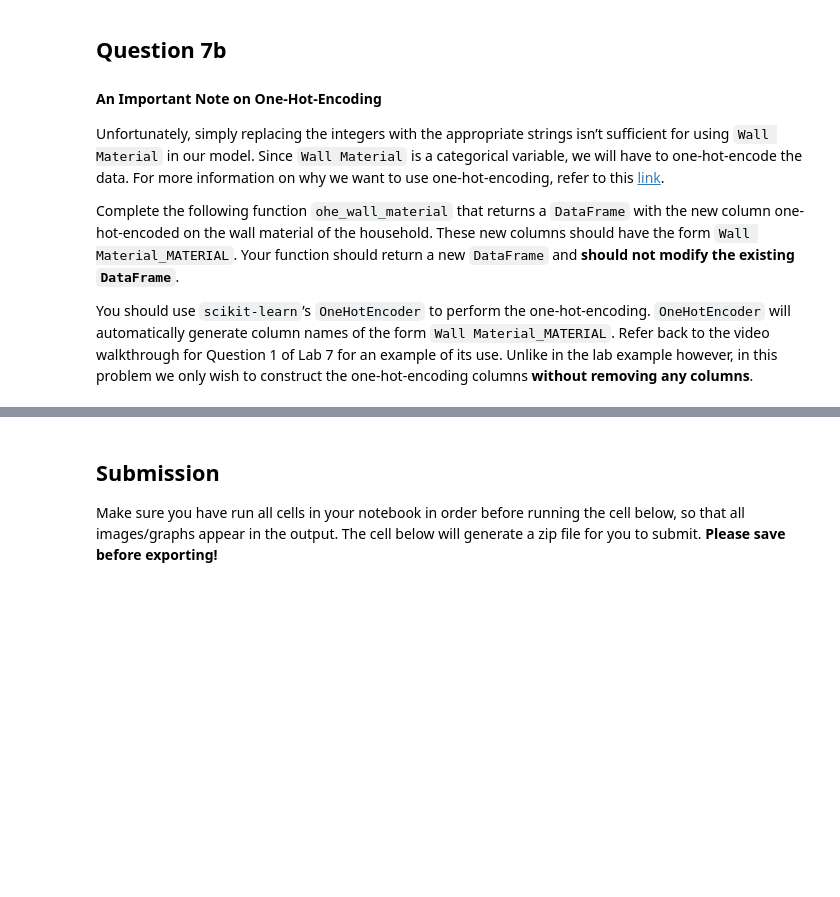
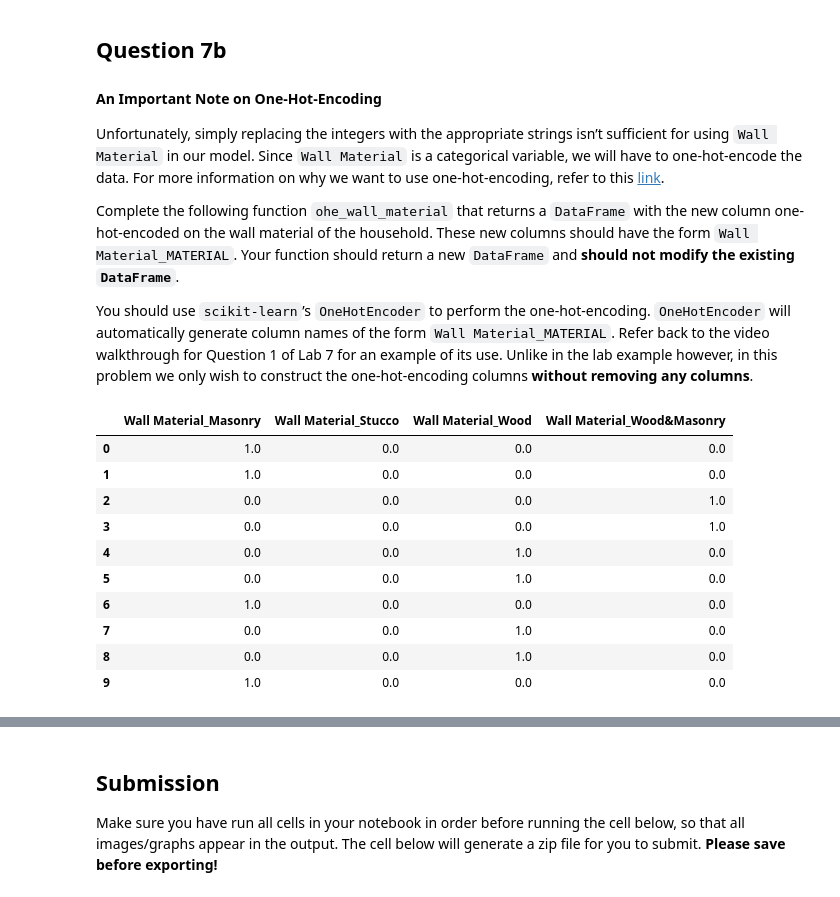
Before and after one commit to ZnnnnnH2/DS-100-sp25, a Jupyter notebook: proj/projA1/projA1.ipynb, the cells around one changed output, grey strips where cells are left out. Saved outputs shown, nothing was run; the diff lists cells and outputs as text; code cells hidden in the pictures; blank space fills up the shorter version.

```diff
--- a/proj/projA1/projA1.ipynb
+++ b/proj/projA1/projA1.ipynb
@@ -595,7 +713,7 @@ def find_expensive_neighborhoods(data, n=3, metric=np.median):
       a list of the the neighborhood codes of the top n highest-priced neighborhoods
       as measured by the metric function
     """
-    neighborhoods = ...
+    neighborhoods = data.groupby('Neighborhood Code')['Log Sale Price'].agg(metric).nlargest(n).index.tolist()
 
     # This makes sure the final list contains the generic int type used in Python3, not specific ones used in NumPy.
     return [int(code) for code in neighborhoods]
@@ -627,7 +749,9 @@ def add_in_expensive_neighborhood(data, expensive_neighborhoods):
       DataFrame identical to the input with the addition of a binary
       in_expensive_neighborhood column
     """
-    data['in_expensive_neighborhood'] = ...
+    data['in_expensive_neighborhood'] = data['Neighborhood Code'].apply(
+        lambda code: 1 if code in expensive_neighborhoods else 0
+    )
     return data
 
 expensive_neighborhoods = find_expensive_neighborhoods(training_data, 3, np.median)
@@ -665,7 +791,14 @@ def substitute_wall_material(data):
     Output:
       new DataFrame identical to the input except with a refactored 'Wall Material' column
     """
-    ...
+    new_data = data.copy()
+    mapping = {
+        1: 'Wood',
+        2: 'Masonry',
+        3: 'Wood&Masonry',
+        4: 'Stucco',
+    }
+    new_data['Wall Material'] = new_data['Wall Material'].replace(to_replace=mapping)
     return new_data
 
 training_data_mapped = substitute_wall_material(training_data)
@@ -688,15 +831,36 @@ You should use `scikit-learn`’s `OneHotEncoder` to perform the one-hot-encodin
 # %%
 from sklearn.preprocessing import OneHotEncoder
 
 def ohe_wall_material(data):
     """
     One-hot-encodes wall material. New columns are of the form "Wall Material_MATERIAL".
     """
-    ...
+    enc = OneHotEncoder(sparse_output=False)
+    wall_material_reshaped = data['Wall Material'].values.reshape(-1, 1)
+    wall_material_ohe = enc.fit_transform(wall_material_reshaped)
+    wall_material_ohe_df = pd.DataFrame(
+        wall_material_ohe,
+        columns=[f"Wall Material_{cat}" for cat in enc.categories_[0]],
+        index=data.index
+    )
+    new_data = pd.concat([data.reset_index(drop=True), wall_material_ohe_df.reset_index(drop=True)], axis=1)
+    return new_data
 
 training_data_ohe = ohe_wall_material(training_data_mapped)
 # This line of code will display only the one-hot-encoded columns in training_data_ohe that
 # have names that begin with “Wall Material_"
 training_data_ohe.filter(regex='^Wall Material_').head(10)
+# %% [output]
+|  | Wall Material_Masonry | Wall Material_Stucco | Wall Material_Wood | Wall Material_Wood&Masonry |
+| 0 | 1.0 | 0.0 | 0.0 | 0.0 |
+| 1 | 1.0 | 0.0 | 0.0 | 0.0 |
+| 2 | 0.0 | 0.0 | 0.0 | 1.0 |
+| 3 | 0.0 | 0.0 | 0.0 | 1.0 |
+| 4 | 0.0 | 0.0 | 1.0 | 0.0 |
+| 5 | 0.0 | 0.0 | 1.0 | 0.0 |
+| 6 | 1.0 | 0.0 | 0.0 | 0.0 |
+| 7 | 0.0 | 0.0 | 1.0 | 0.0 |
+| 8 | 0.0 | 0.0 | 1.0 | 0.0 |
+| 9 | 1.0 | 0.0 | 0.0 | 0.0 |
 # %%
 grader.check("q7b")
```
Also changed, not shown: parts of 55 cells of this notebook, 28 other files.
